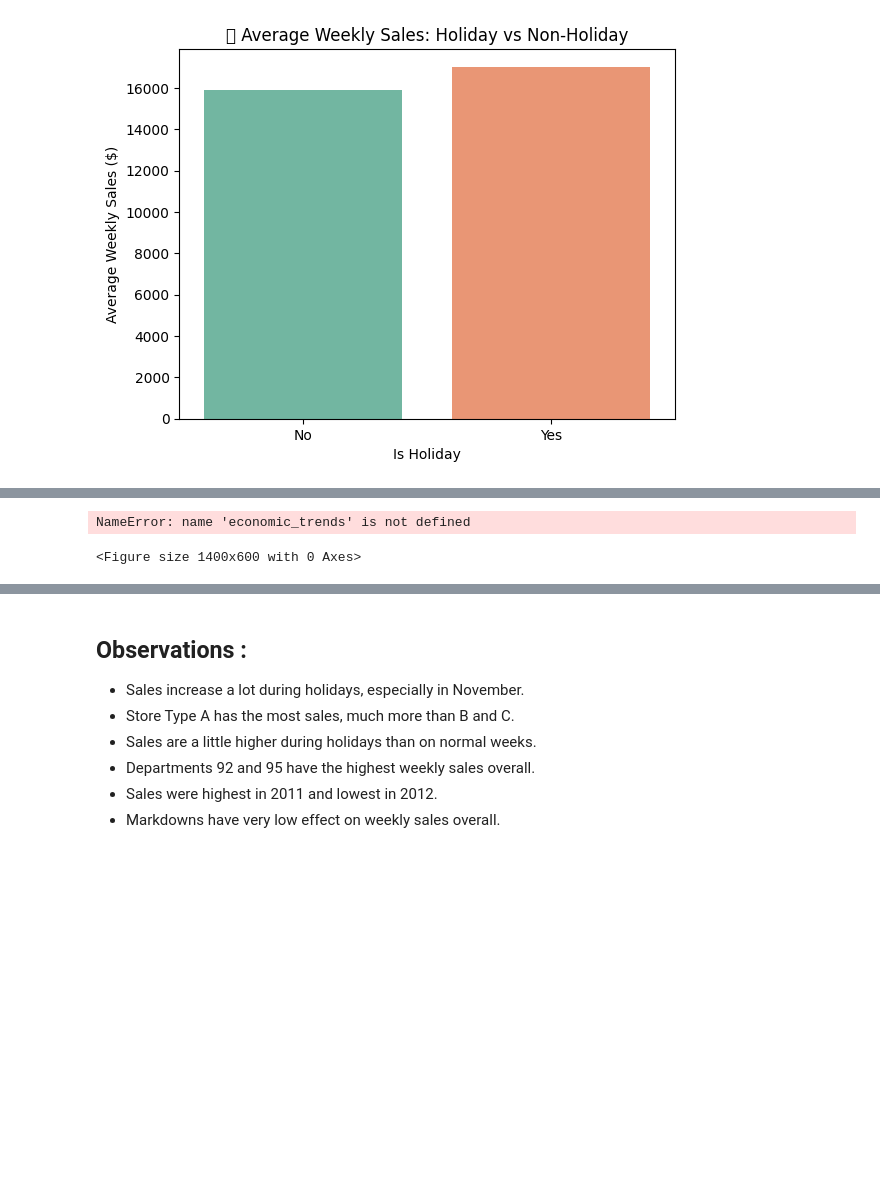
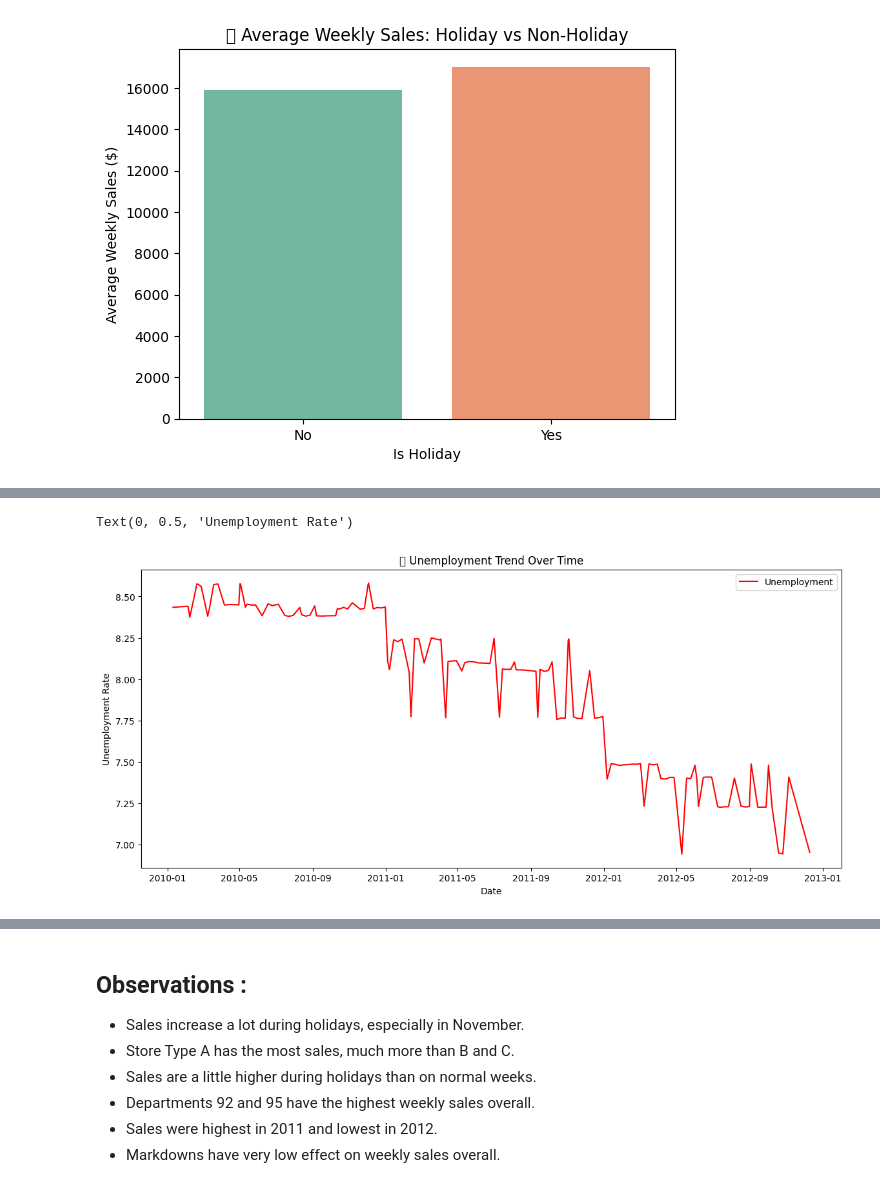
Before and after one commit to biswajeet080401/Retail-Sales-Analysis, a Jupyter notebook: Retail Sales Analysis.ipynb, the cells around one changed output, grey strips where cells are left out. Cells and saved outputs as stored; diff of their text form; code cells hidden in the pictures; blank space fills up the shorter version.

```diff
--- a/Retail Sales Analysis.ipynb
+++ b/Retail Sales Analysis.ipynb
@@ -542,13 +542,13 @@ Text(0, 0.5, 'Weekly Sales ($)')
 # %%
-# 📉 Unemployment Trend
+# Unemployment Trend
 unemployment_trend = final_df.groupby("Date")["Unemployment"].mean().reset_index()
 plt.figure(figsize=(14, 6))
-sns.lineplot(data=economic_trends, x="Date", y="Unemployment", label="Unemployment", color="red")
+sns.lineplot(data=unemployment_trend, x="Date", y="Unemployment", label="Unemployment", color="red")
 plt.title("📉 Unemployment Trend Over Time")
 plt.xlabel("Date")
 plt.ylabel("Unemployment Rate")
 # %% [output]
-NameError: name 'economic_trends' is not defined
+Text(0, 0.5, 'Unemployment Rate')
-<Figure size 1400x600 with 0 Axes>
+[figure, added]
 # %%
 # CPI Trend
```
Also changed, not shown: parts of 6 cells of this notebook.
